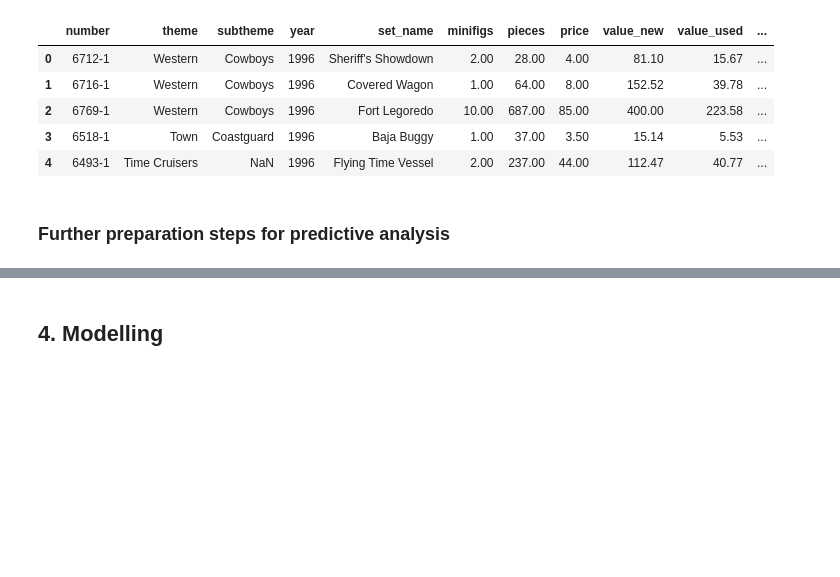
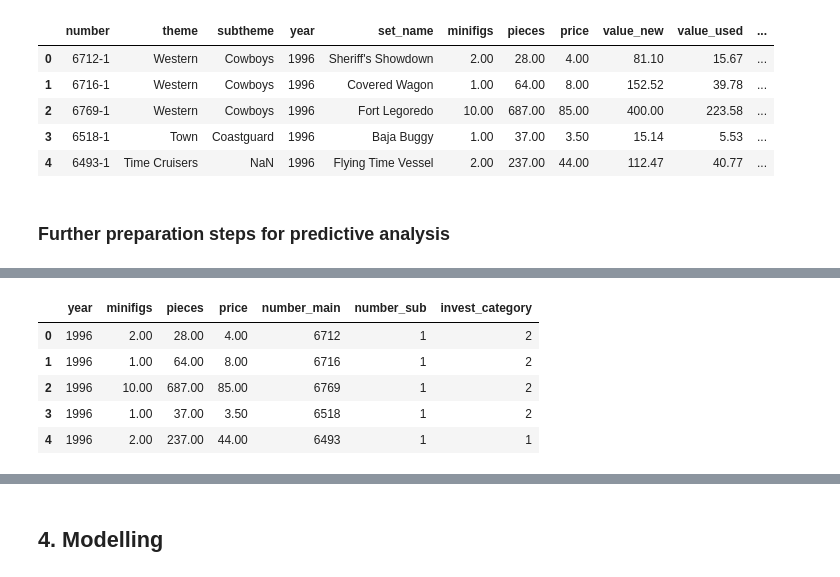
Before and after one commit to michaeltosic/lego-analysis, a Jupyter notebook: lego-analysis.ipynb, the cells around one changed output, grey strips where cells are left out. Drawn from its saved outputs; the diff is of its cells as text; code cells hidden in the pictures; blank space fills up the shorter version.

```diff
--- a/lego-analysis.ipynb
+++ b/lego-analysis.ipynb
@@ -823,0 +814,9 @@ y.shape
+# %%
+df_numeric_test.head()
+# %% [output]
+|  | year | minifigs | pieces | price | number_main | number_sub | invest_category |
+| 0 | 1996 | 2.00 | 28.00 | 4.00 | 6712 | 1 | 2 |
+| 1 | 1996 | 1.00 | 64.00 | 8.00 | 6716 | 1 | 2 |
+| 2 | 1996 | 10.00 | 687.00 | 85.00 | 6769 | 1 | 2 |
+| 3 | 1996 | 1.00 | 37.00 | 3.50 | 6518 | 1 | 2 |
+| 4 | 1996 | 2.00 | 237.00 | 44.00 | 6493 | 1 | 1 |
```
Also changed, not shown: parts of 94 cells of this notebook.
